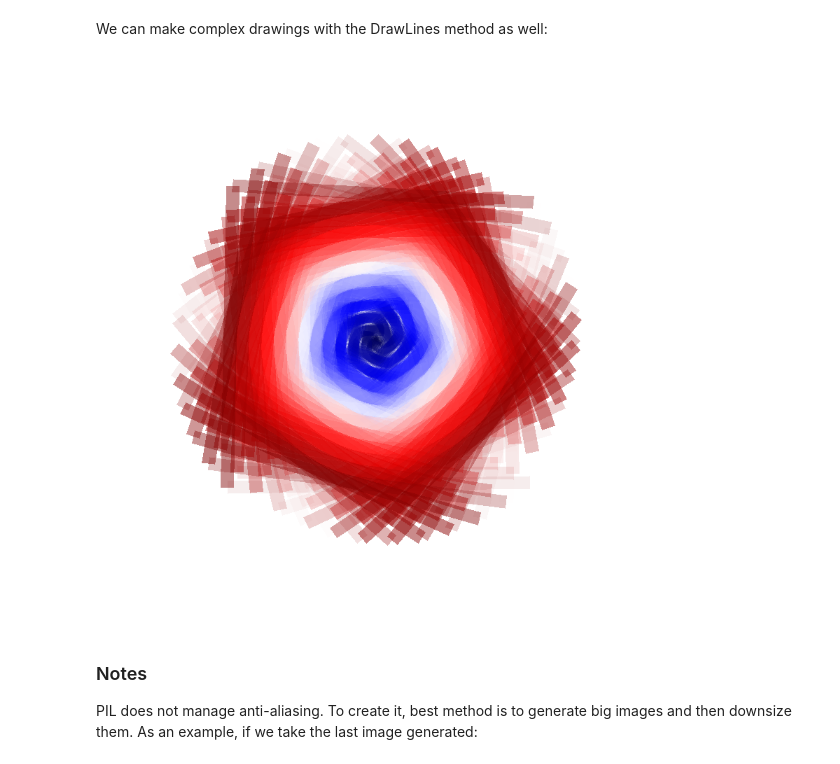
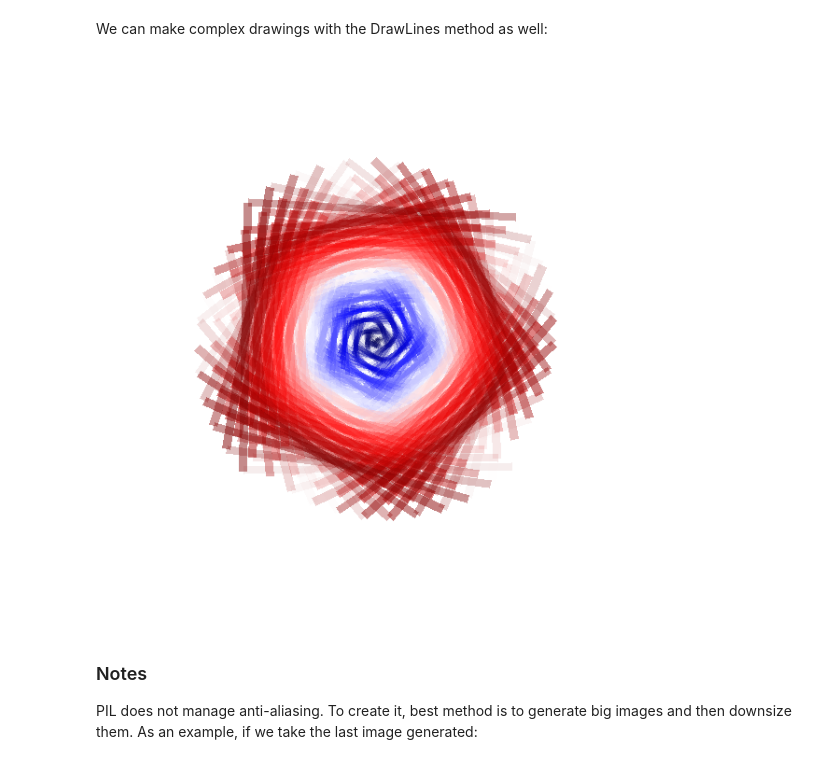
Before and after one commit to Sylvain-Rama/PILes, a Jupyter notebook: docs/PILes - Examples.ipynb, the cells around one changed output. Drawn from its saved outputs; the diff is of its cells as text; code cells hidden in the pictures.

```diff
--- a/docs/PILes - Examples.ipynb
+++ b/docs/PILes - Examples.ipynb
@@ -318,26 +384,26 @@ display(img4)
 We can make complex drawings with the DrawLines method as well:
 # %%
 spiral3 = PILe()
-spiral3.height, spiral3.width = 600, 600
+spiral3.height, spiral3.width = 400, 400
 x3, y3 = Spiral(n=500).quadratic(k=17)
 spiral3.coords = x3, y3
 
-spiral3.widths = (- Distance(x3, y3).normal() * 5) + 20
+spiral3.widths = (- Distance(x3, y3).normal() * 5) + 10
 
 # PLaying with outlines colors and not fill colors.
 spiral3.outlines = ColorPile().from_matplotlib('seismic', 50).map_to_distance(x3, y3)
 
 spiral3.alphas = Angle(x3, y3).wave(waves=5) * 128
 
 
-img7 = Image.new("RGBA", (800, 800), (128, 128, 128, 0))
+img7 = Image.new("RGBA", (600, 600), (128, 128, 128, 0))
 drawer = ImageDraws(img7)
 
 drawer.DrawLines(spiral3)
 
 display(img7)
 # %% [output]
-[figure, old version]
+[figure, new version]
 # %% [markdown]
 ### Notes
 PIL does not manage anti-aliasing. To create it, best method is to generate big images and then downsize them.
```
Also changed, not shown: parts of 15 cells of this notebook.
